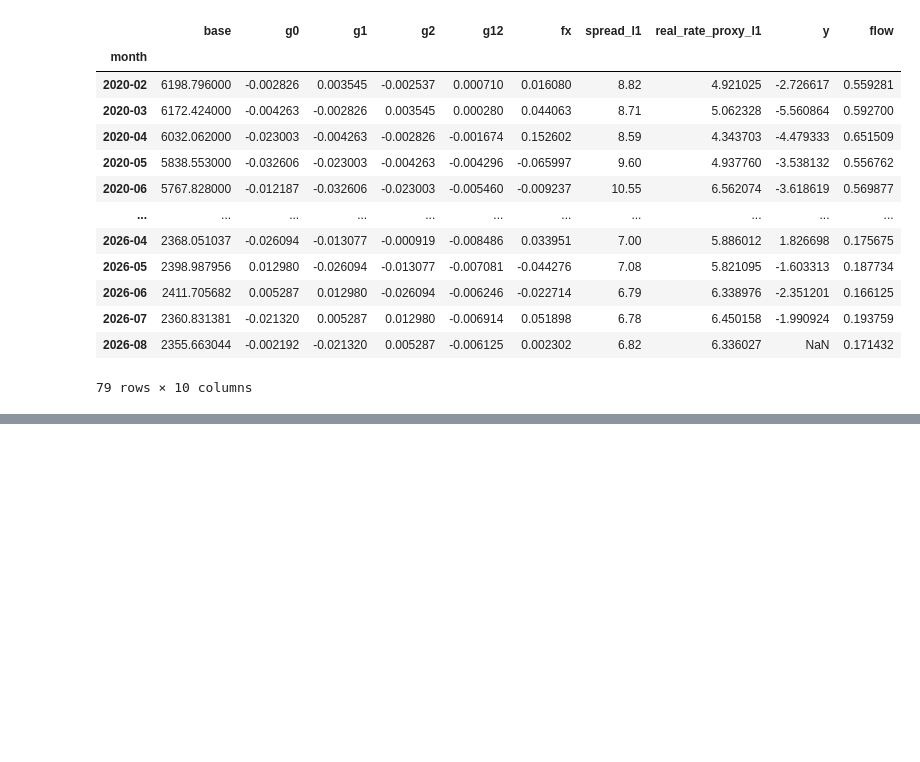
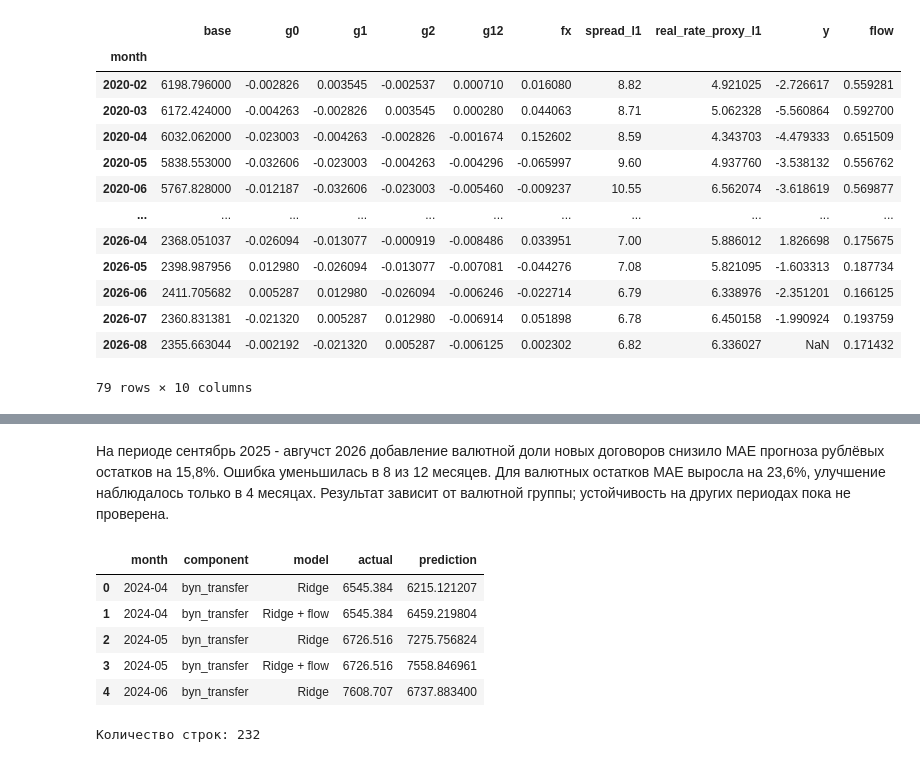
Before and after one commit to venskovalentin/belarus_dollarization_paper, a Jupyter notebook: notebooks/research_notebook.ipynb, the cells around one changed output, grey strips where cells are left out. Drawn from its saved outputs; the diff is of its cells as text; code cells hidden in the pictures; blank space fills up the shorter version.

```diff
--- a/notebooks/research_notebook.ipynb
+++ b/notebooks/research_notebook.ipynb
@@ -850,0 +927,61 @@ display(component_results_flow["byn_transfer"].round(3))
+# %% [markdown]
+На периоде сентябрь 2025 - авгучст 2026 добавление валютной доли новых договоров снизило MAE прогноза рублёвых остатков на 15,8%. Ошибка уменьшилась в 8 из 12 месяцев. Для валютных остатков MAE выросла на 23,6%, улучшение наблюдалось только в 4 месяцах. Результат зависит от валютной группы; устойчивость на других периодах пока не проверена.
+# %%
+origins_long = pd.period_range("2024-03", "2026-07", freq="M")
+
+results_long = []
+
+for component_name in component_columns:
+    table = designs_flow[component_name]
+
+    for origin in origins_long:
+        # Общие обучающие строки для обеих моделей.
+        train = table.loc[
+            table.index + 1 <= origin - 1
+        ].dropna(subset=features_flow + ["y"])
+
+        assert len(train) >= 48, "Недостаточно данных"
+
+        X_predict = table.loc[[origin], features_flow]
+        assert X_predict.notna().all().all(), "Пропуск в признаках"
+
+        for model_name, model_features in [
+            ("Ridge", features),
+            ("Ridge + flow", features_flow),
+        ]:
+            model = make_pipeline(
+                StandardScaler(),
+                Ridge(alpha=1),
+            )
+
+            model.fit(train[model_features], train["y"])
+
+            predicted_growth = model.predict(
+                X_predict[model_features]
+            )[0]
+
+            predicted_stock = (
+                table.loc[origin, "base"]
+                * np.exp(predicted_growth / 100)
+            )
+
+            results_long.append({
+                "month": origin + 1,
+                "component": component_name,
+                "model": model_name,
+                "actual": stocks.loc[origin + 1, component_name],
+                "prediction": predicted_stock,
+            })
+
+results_long = pd.DataFrame(results_long)
+
+display(results_long.head())
+print("Количество строк:", len(results_long))
+# %% [output]
+|  | month | component | model | actual | prediction |
+| 0 | 2024-04 | byn_transfer | Ridge | 6545.384 | 6215.121207 |
+| 1 | 2024-04 | byn_transfer | Ridge + flow | 6545.384 | 6459.219804 |
+| 2 | 2024-05 | byn_transfer | Ridge | 6726.516 | 7275.756824 |
+| 3 | 2024-05 | byn_transfer | Ridge + flow | 6726.516 | 7558.846961 |
+| 4 | 2024-06 | byn_transfer | Ridge | 7608.707 | 6737.883400 |
+Количество строк: 232
```
Also changed, not shown: parts of 12 cells of this notebook.
